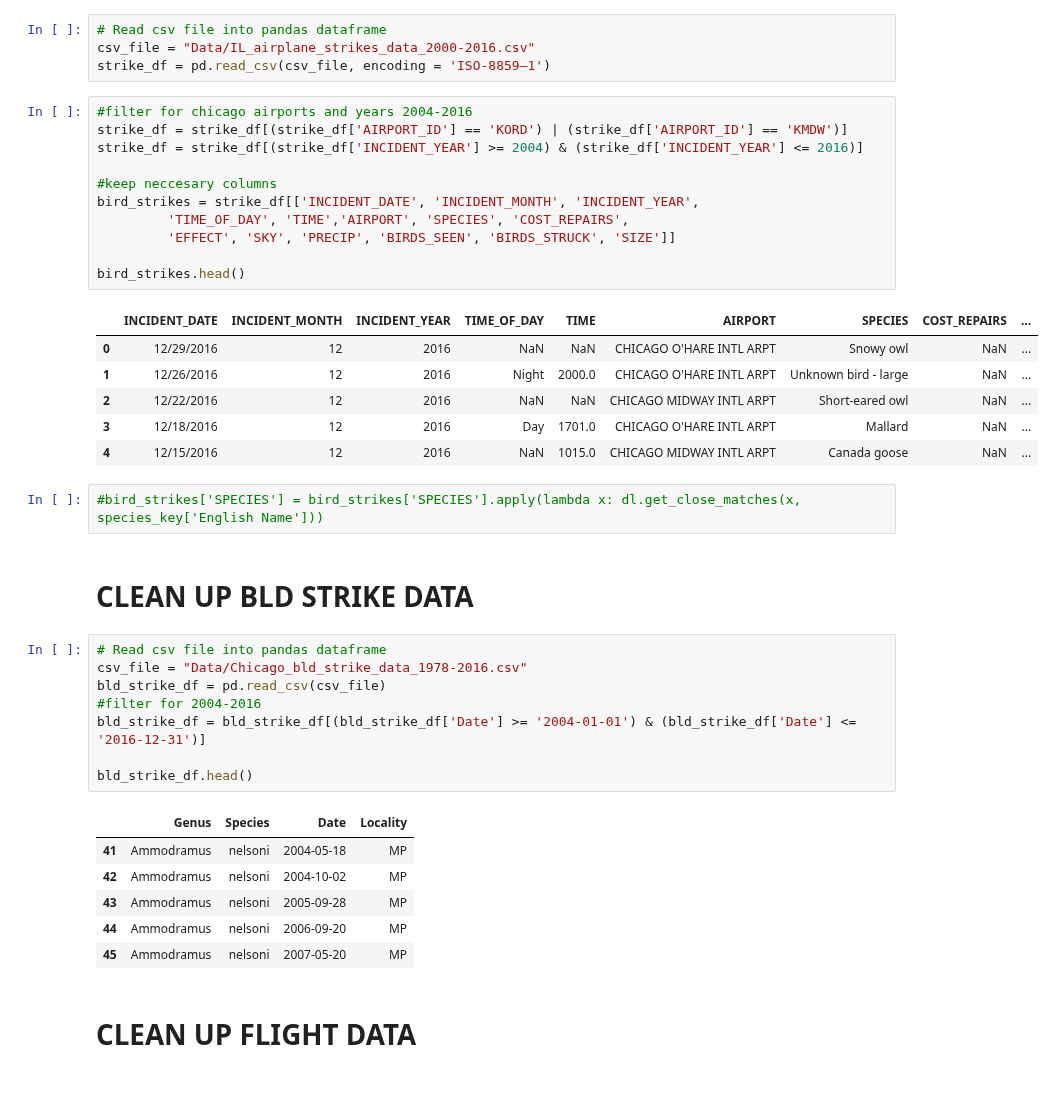
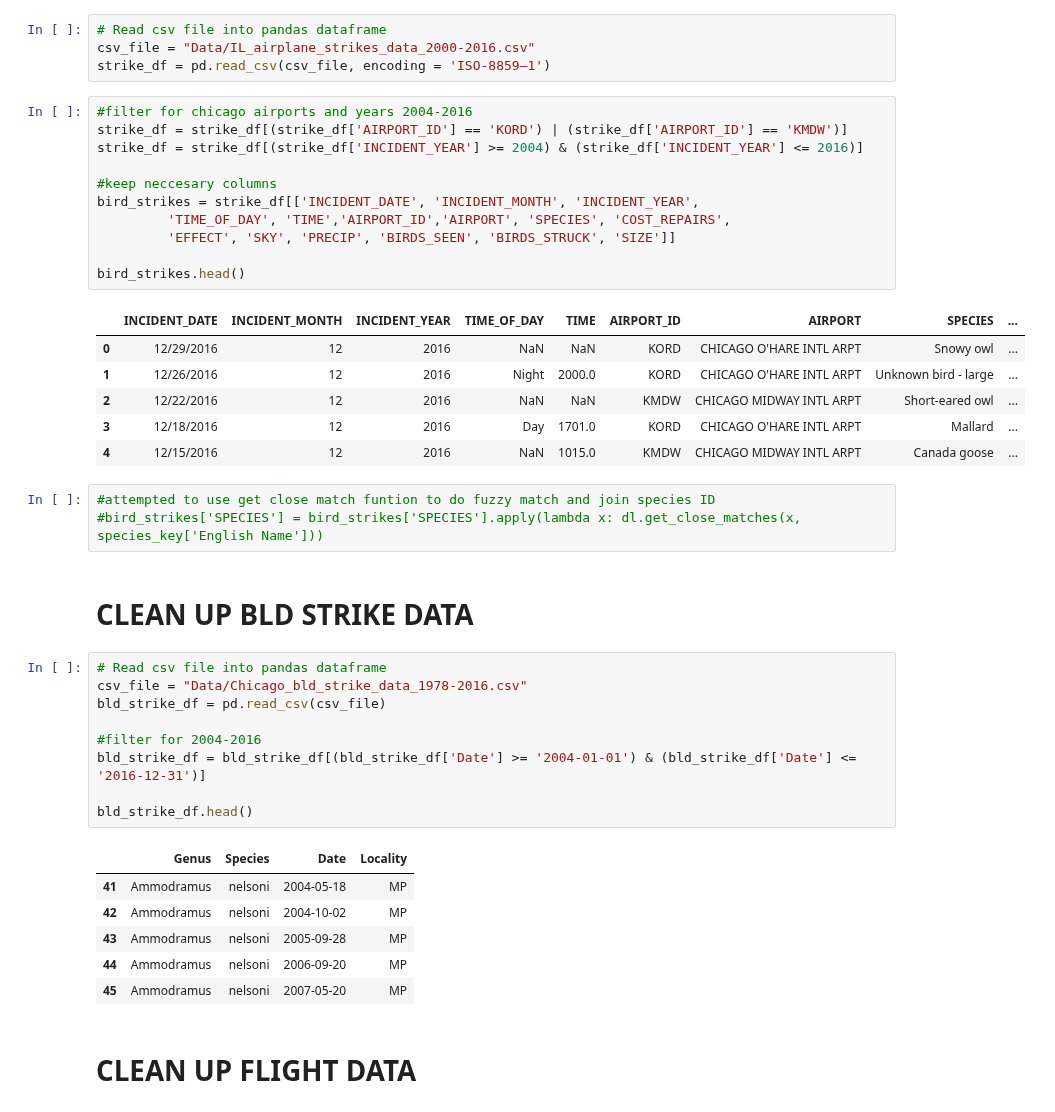
Before and after one commit to ashleykuttler/ETL-Project-Birds, a Jupyter notebook: Data_Clean_Up.ipynb, the cells around one changed output. Drawn from its saved outputs; the diff is of its cells as text.

```diff
--- a/Data_Clean_Up.ipynb
+++ b/Data_Clean_Up.ipynb
@@ -72,22 +94,23 @@ strike_df = pd.read_csv(csv_file, encoding = 'ISO-8859–1')
 # %%
 #filter for chicago airports and years 2004-2016
 strike_df = strike_df[(strike_df['AIRPORT_ID'] == 'KORD') | (strike_df['AIRPORT_ID'] == 'KMDW')]
 strike_df = strike_df[(strike_df['INCIDENT_YEAR'] >= 2004) & (strike_df['INCIDENT_YEAR'] <= 2016)]
 
 #keep neccesary columns
 bird_strikes = strike_df[['INCIDENT_DATE', 'INCIDENT_MONTH', 'INCIDENT_YEAR',
-         'TIME_OF_DAY', 'TIME','AIRPORT', 'SPECIES', 'COST_REPAIRS',
+         'TIME_OF_DAY', 'TIME','AIRPORT_ID','AIRPORT', 'SPECIES', 'COST_REPAIRS',
          'EFFECT', 'SKY', 'PRECIP', 'BIRDS_SEEN', 'BIRDS_STRUCK', 'SIZE']]
 
 bird_strikes.head()
 # %% [output]
-|  | INCIDENT_DATE | INCIDENT_MONTH | INCIDENT_YEAR | TIME_OF_DAY | TIME | AIRPORT | SPECIES | COST_REPAIRS | ... |
-| 0 | 12/29/2016 | 12 | 2016 | NaN | NaN | CHICAGO O'HARE INTL ARPT | Snowy owl | NaN | ... |
-| 1 | 12/26/2016 | 12 | 2016 | Night | 2000.0 | CHICAGO O'HARE INTL ARPT | Unknown bird - large | NaN | ... |
-| 2 | 12/22/2016 | 12 | 2016 | NaN | NaN | CHICAGO MIDWAY INTL ARPT | Short-eared owl | NaN | ... |
-| 3 | 12/18/2016 | 12 | 2016 | Day | 1701.0 | CHICAGO O'HARE INTL ARPT | Mallard | NaN | ... |
-| 4 | 12/15/2016 | 12 | 2016 | NaN | 1015.0 | CHICAGO MIDWAY INTL ARPT | Canada goose | NaN | ... |
+|  | INCIDENT_DATE | INCIDENT_MONTH | INCIDENT_YEAR | TIME_OF_DAY | TIME | AIRPORT_ID | AIRPORT | SPECIES | ... |
+| 0 | 12/29/2016 | 12 | 2016 | NaN | NaN | KORD | CHICAGO O'HARE INTL ARPT | Snowy owl | ... |
+| 1 | 12/26/2016 | 12 | 2016 | Night | 2000.0 | KORD | CHICAGO O'HARE INTL ARPT | Unknown bird - large | ... |
+| 2 | 12/22/2016 | 12 | 2016 | NaN | NaN | KMDW | CHICAGO MIDWAY INTL ARPT | Short-eared owl | ... |
+| 3 | 12/18/2016 | 12 | 2016 | Day | 1701.0 | KORD | CHICAGO O'HARE INTL ARPT | Mallard | ... |
+| 4 | 12/15/2016 | 12 | 2016 | NaN | 1015.0 | KMDW | CHICAGO MIDWAY INTL ARPT | Canada goose | ... |
 # %%
+#attempted to use get close match funtion to do fuzzy match and join species ID
 #bird_strikes['SPECIES'] = bird_strikes['SPECIES'].apply(lambda x: dl.get_close_matches(x, species_key['English Name']))
 # %% [markdown]
 # CLEAN UP BLD STRIKE DATA
@@ -95,6 +118,7 @@ bird_strikes.head()
 # Read csv file into pandas dataframe
 csv_file = "Data/Chicago_bld_strike_data_1978-2016.csv"
 bld_strike_df = pd.read_csv(csv_file)
+
 #filter for 2004-2016
 bld_strike_df = bld_strike_df[(bld_strike_df['Date'] >= '2004-01-01') & (bld_strike_df['Date'] <= '2016-12-31')]
 
```
Also changed, not shown: parts of 18 cells of this notebook, 5 other files.
